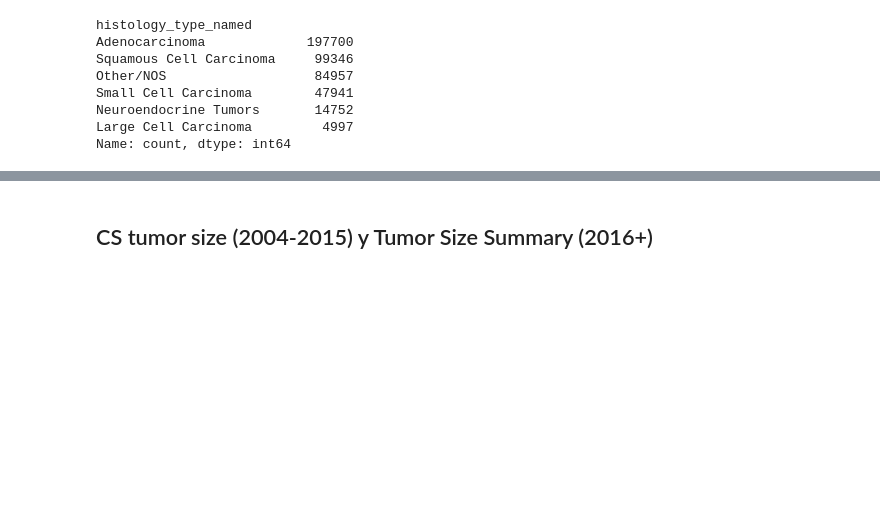
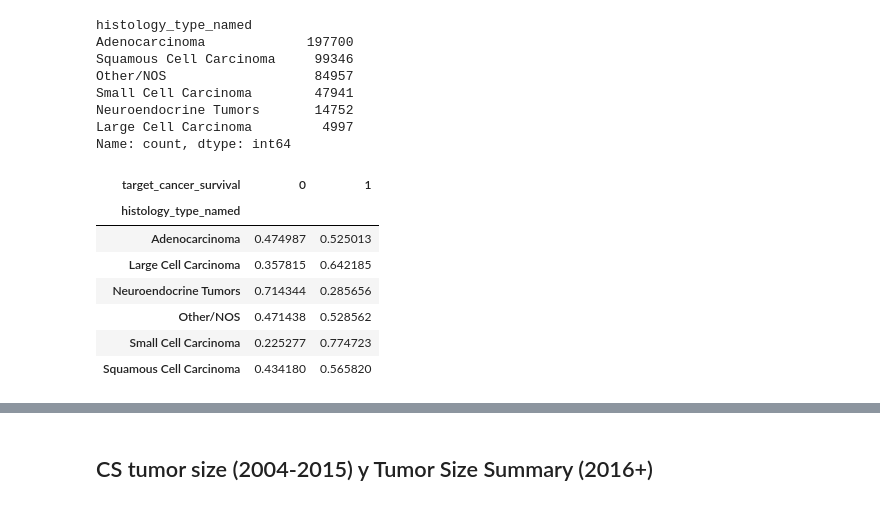
Before and after one commit to carlos-villa-restrepo/lung-cancer-prediction-xgboost, a Jupyter notebook: notebooks/betania_EDA_3.ipynb, the cells around one changed output, grey strips where cells are left out. Saved outputs shown, nothing was run; the diff lists cells and outputs as text; code cells hidden in the pictures; blank space fills up the shorter version.

```diff
--- a/notebooks/betania_EDA_3.ipynb
+++ b/notebooks/betania_EDA_3.ipynb
@@ -632,0 +631,11 @@ df.drop("Histologic Type ICD-O-3", axis=1, inplace=True)
+# %%
+df.groupby("histology_type_named")["target_cancer_survival"].value_counts(normalize=True).unstack().fillna(0)
+# %% [output]
+| target_cancer_survival | 0 | 1 |
+| histology_type_named |  |  |
+| Adenocarcinoma | 0.474987 | 0.525013 |
+| Large Cell Carcinoma | 0.357815 | 0.642185 |
+| Neuroendocrine Tumors | 0.714344 | 0.285656 |
+| Other/NOS | 0.471438 | 0.528562 |
+| Small Cell Carcinoma | 0.225277 | 0.774723 |
+| Squamous Cell Carcinoma | 0.434180 | 0.565820 |
```
Also changed, not shown: parts of 69 cells of this notebook.
